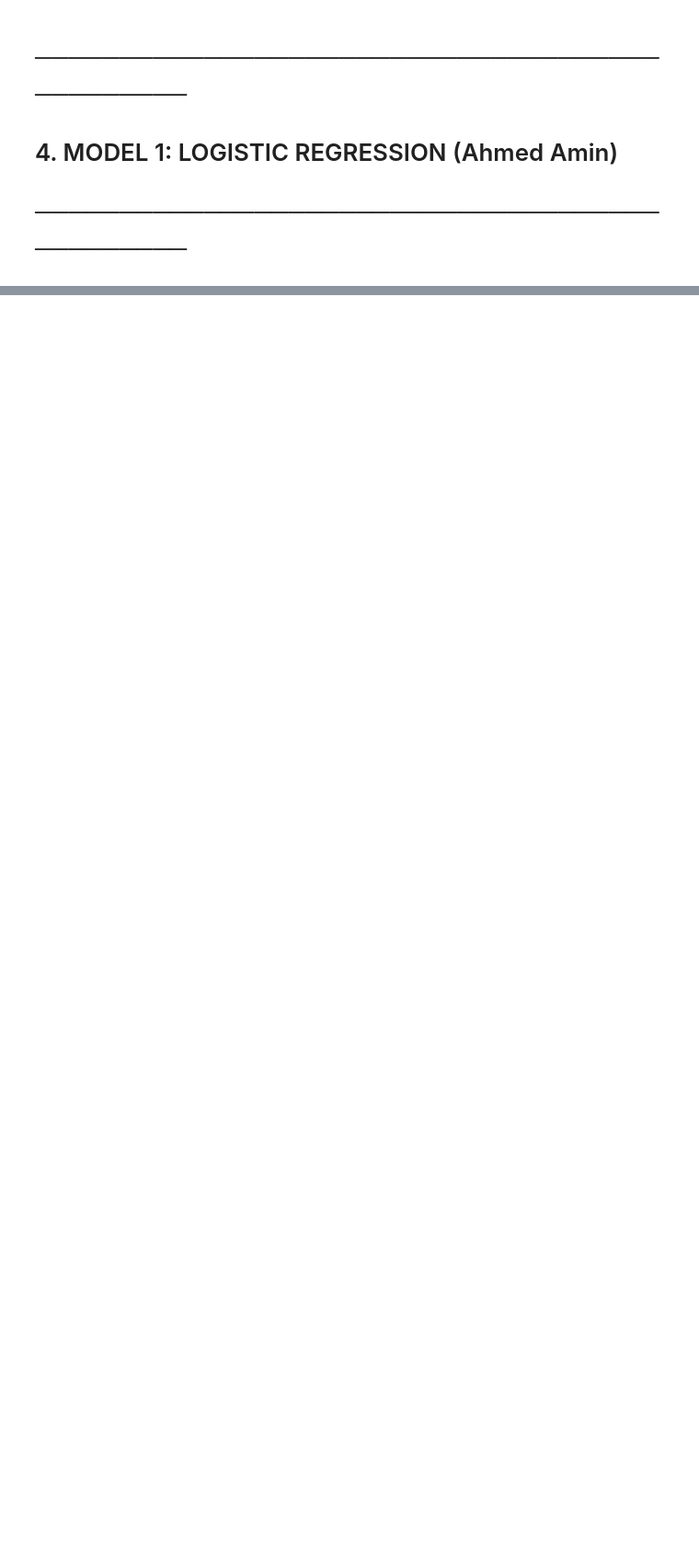
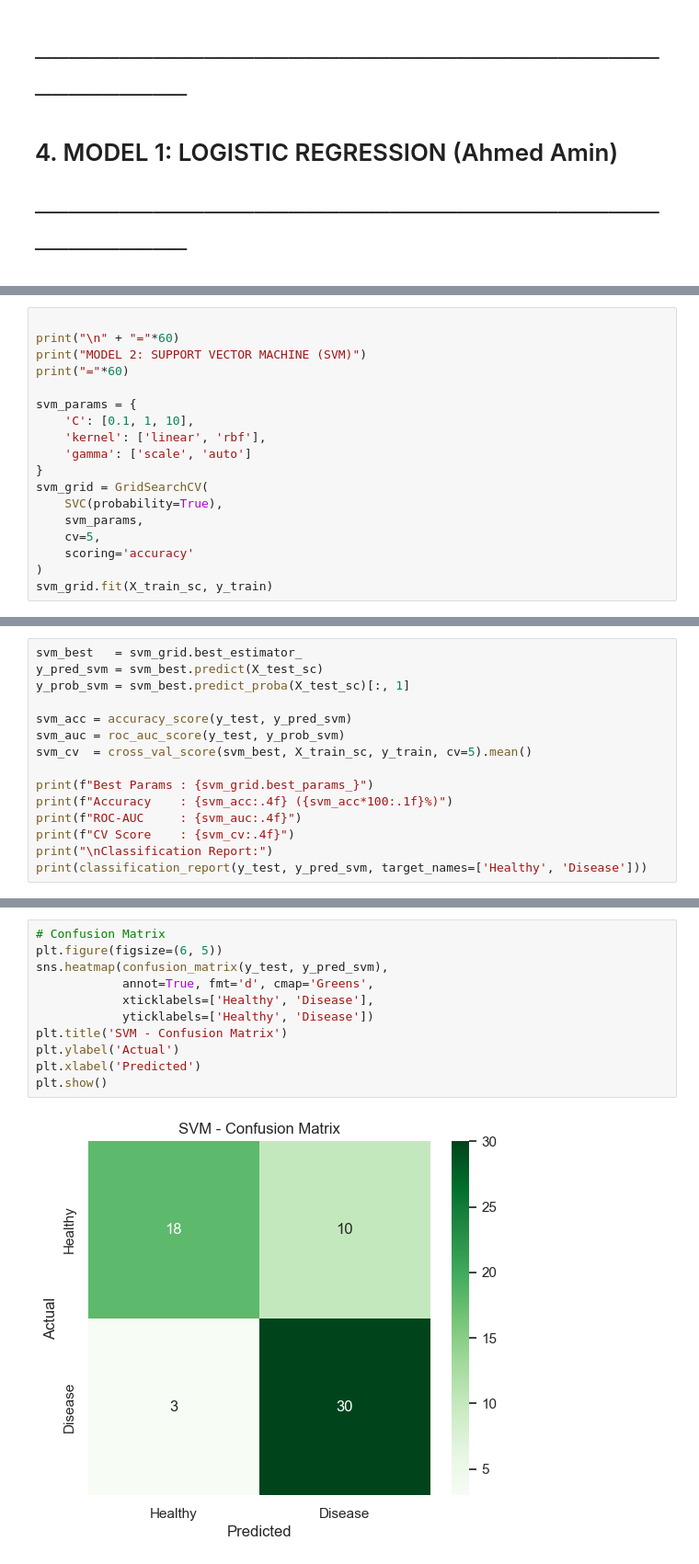
Before and after one commit to Kha1edAyman/Heart-Disease-Prediction-ML-Project, a Jupyter notebook: heart_disease.ipynb, the cells around one changed output, grey strips where cells are left out. Shown at 92% size. Cells and saved outputs as stored; diff of their text form; blank space fills up the shorter version.

```diff
--- a/heart_disease.ipynb
+++ b/heart_disease.ipynb
@@ -333 +285,19 @@ probabilities = y_proba
 # ──────────────────────────────────────────────
+# %%
+
+print("\n" + "="*60)
+print("MODEL 2: SUPPORT VECTOR MACHINE (SVM)")
+print("="*60)
+
+svm_params = {
+    'C': [0.1, 1, 10],
+    'kernel': ['linear', 'rbf'],
+    'gamma': ['scale', 'auto']
+}
+svm_grid = GridSearchCV(
+    SVC(probability=True),
+    svm_params,
+    cv=5,
+    scoring='accuracy'
+)
+svm_grid.fit(X_train_sc, y_train)
@@ -333,0 +312,15 @@ probabilities = y_proba
+# %%
+svm_best   = svm_grid.best_estimator_
+y_pred_svm = svm_best.predict(X_test_sc)
+y_prob_svm = svm_best.predict_proba(X_test_sc)[:, 1]
+
+svm_acc = accuracy_score(y_test, y_pred_svm)
+svm_auc = roc_auc_score(y_test, y_prob_svm)
+svm_cv  = cross_val_score(svm_best, X_train_sc, y_train, cv=5).mean()
+
+print(f"Best Params : {svm_grid.best_params_}")
+print(f"Accuracy    : {svm_acc:.4f} ({svm_acc*100:.1f}%)")
+print(f"ROC-AUC     : {svm_auc:.4f}")
+print(f"CV Score    : {svm_cv:.4f}")
+print("\nClassification Report:")
+print(classification_report(y_test, y_pred_svm, target_names=['Healthy', 'Disease']))
@@ -333,0 +342,13 @@ probabilities = y_proba
+# %%
+# Confusion Matrix
+plt.figure(figsize=(6, 5))
+sns.heatmap(confusion_matrix(y_test, y_pred_svm),
+            annot=True, fmt='d', cmap='Greens',
+            xticklabels=['Healthy', 'Disease'],
+            yticklabels=['Healthy', 'Disease'])
+plt.title('SVM - Confusion Matrix')
+plt.ylabel('Actual')
+plt.xlabel('Predicted')
+plt.show()
+# %% [output]
+[figure, added]
```
Also changed, not shown: parts of 27 cells of this notebook, 1 other file.
